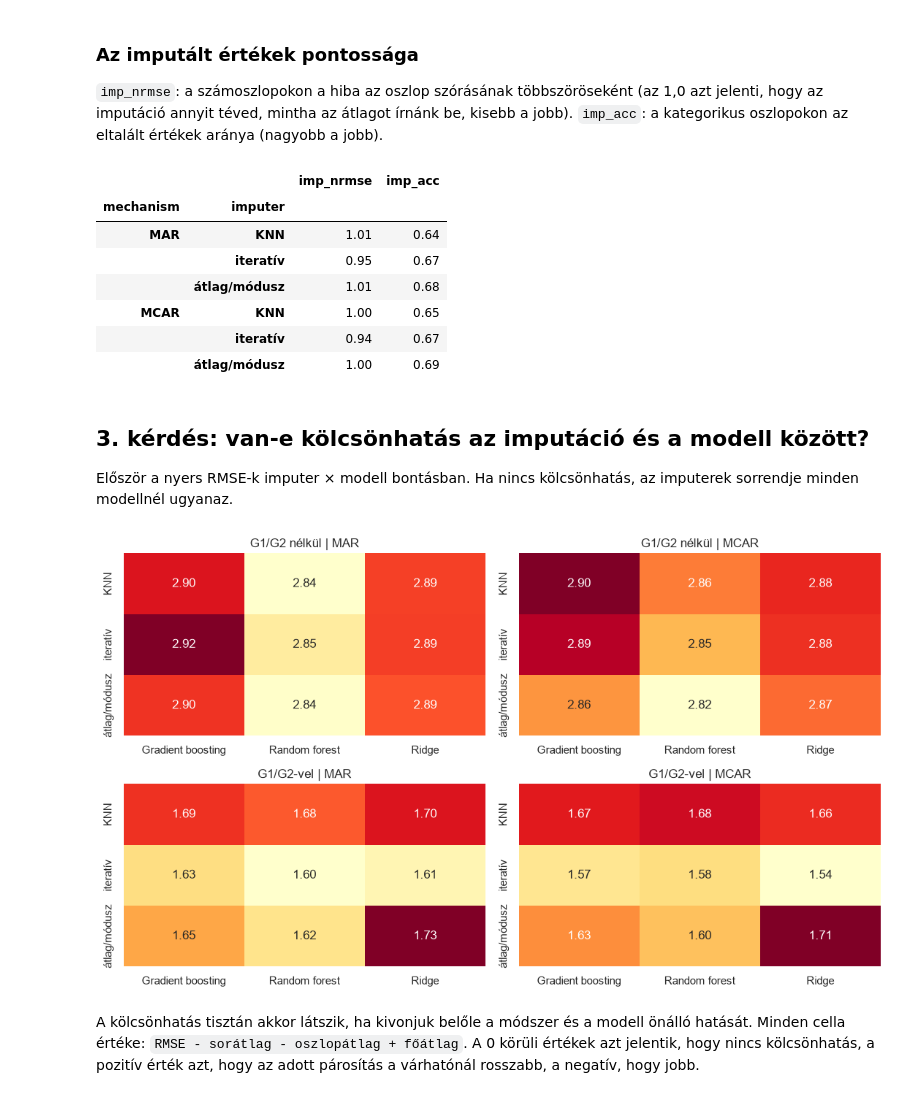
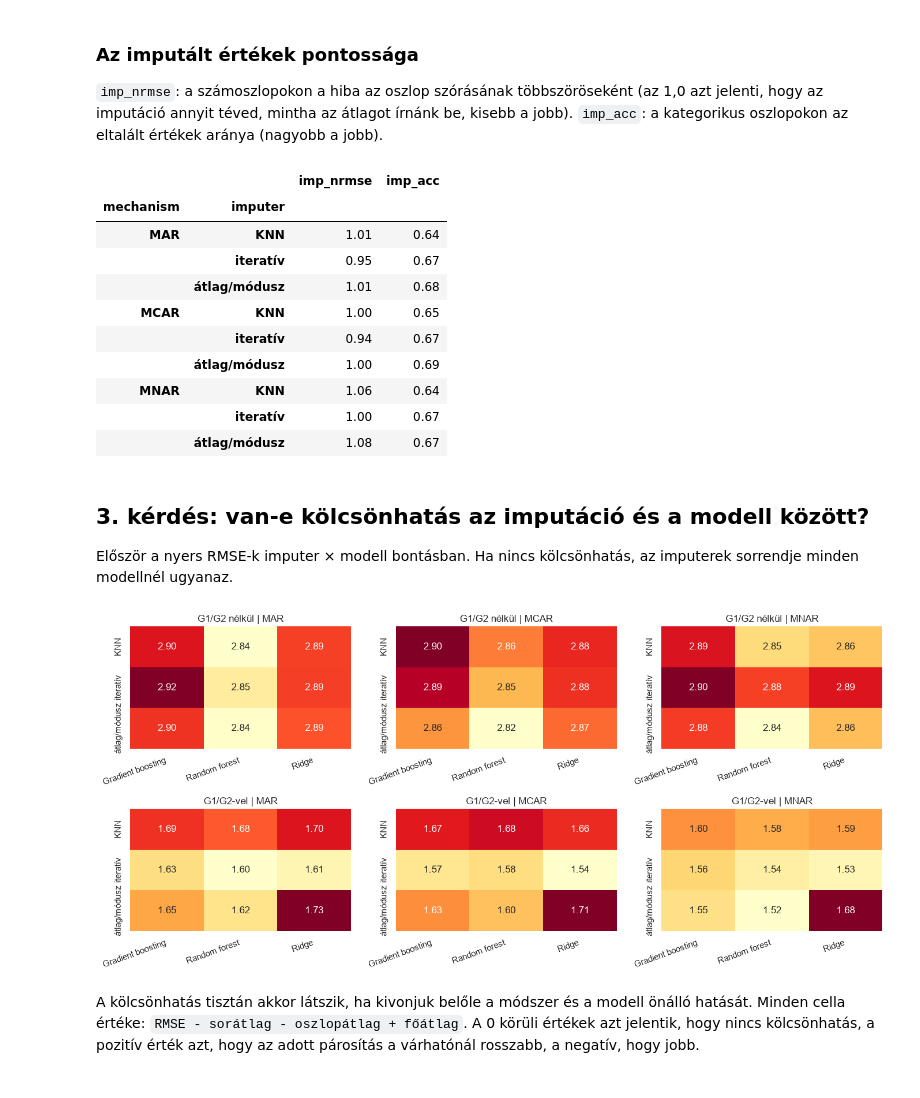
Before and after one commit to veronikavarga128/hianyzo-adatok, a Jupyter notebook: notebooks/02_analysis.ipynb, the cells around one changed output. Drawn from its saved outputs; the diff is of its cells as text; code cells hidden in the pictures.

```diff
--- a/notebooks/02_analysis.ipynb
+++ b/notebooks/02_analysis.ipynb
@@ -14,7 +14,8 @@ r = pd.read_csv("../results/results.csv")
 r["rate_pct"] = (r["rate"] * 100).round().astype(int)
 r["jellemzok"] = r["use_grades"].map({True: "G1/G2-vel", False: "G1/G2 nélkül"})
 r["imputer"] = r["imputer"].replace(
-    {"mean_mode": "átlag/módusz", "knn": "KNN", "iterative": "iteratív", "none": "nincs"}
+    {"mean_mode": "átlag/módusz", "knn": "KNN", "iterative": "iteratív",
+     "listwise": "sortörlés", "none": "nincs"}
 )
 r["model"] = r["model"].replace(
     {"ridge": "Ridge", "random_forest": "Random forest", "gradient_boosting": "Gradient boosting"}
@@ -22,6 +23,8 @@ r["model"] = r["model"].replace(
 
 base = r[r["rate"] == 0]
 miss = r[r["rate"] > 0]
+imput = miss[miss["imputer"] != "sortörlés"]
+lw = miss[miss["imputer"] == "sortörlés"]
 
 print(r.shape, "-", r["seed"].nunique(), "ismétlés")
 # %% [output]
@@ -49,5 +52,5 @@ A 0% az alapeset. A többi pontnál az átlag az összes imputációs módszeren
 # %%
-osszes = pd.concat([base, miss])
+osszes = pd.concat([base, imput])
 
 tab = osszes.pivot_table(
     index=["jellemzok", "model"], columns="rate_pct", values="rmse", aggfunc="mean"
@@ -121,11 +124,12 @@ Az átlagok közti különbségek kicsik, ezért páros összehasonlítást is l
 # %%
-p = miss.pivot_table(
+p = imput.pivot_table(
     index=["jellemzok", "mechanism", "rate", "model", "seed"], columns="imputer", values="rmse"
 )
 
 sorok = []
 for (nev, mech), d in p.groupby(level=["jellemzok", "mechanism"]):
     for modszer in ["iteratív", "KNN"]:
+        # a három modell átlaga minden hiányarány-ismétlés párra
         diff = (d[modszer] - d["átlag/módusz"]).groupby(level=["rate", "seed"]).mean()
         sorok.append({
             "jellemzők": nev,
@@ -150,7 +158,7 @@ pd.DataFrame(sorok)
 
 `imp_nrmse`: a számoszlopokon a hiba az oszlop szórásának többszöröseként (az 1,0 azt jelenti, hogy az imputáció annyit téved, mintha az átlagot írnánk be, kisebb a jobb). `imp_acc`: a kategorikus oszlopokon az eltalált értékek aránya (nagyobb a jobb).
 # %%
-miss.groupby(["mechanism", "imputer"])[["imp_nrmse", "imp_acc"]].mean().round(2)
+imput.groupby(["mechanism", "imputer"])[["imp_nrmse", "imp_acc"]].mean().round(2)
 # %% [output]
 |  |  | imp_nrmse | imp_acc |
 | mechanism | imputer |  |  |
@@ -160,24 +168,28 @@ miss.groupby(["mechanism", "imputer"])[["imp_nrmse", "imp_acc"]].mean().round(2)
 | MCAR | KNN | 1.00 | 0.65 |
 |  | iteratív | 0.94 | 0.67 |
 |  | átlag/módusz | 1.00 | 0.69 |
+| MNAR | KNN | 1.06 | 0.64 |
+|  | iteratív | 1.00 | 0.67 |
+|  | átlag/módusz | 1.08 | 0.67 |
 # %% [markdown]
 ## 3. kérdés: van-e kölcsönhatás az imputáció és a modell között?
 
 Először a nyers RMSE-k imputer × modell bontásban. Ha nincs kölcsönhatás, az imputerek sorrendje minden modellnél ugyanaz.
 # %%
-fig, axes = plt.subplots(2, 2, figsize=(11, 6.5))
-for i, (nev, d1) in enumerate(miss.groupby("jellemzok")):
+fig, axes = plt.subplots(2, 3, figsize=(14, 6.5))
+for i, (nev, d1) in enumerate(imput.groupby("jellemzok")):
     for j, (mech, d2) in enumerate(d1.groupby("mechanism")):
         x = d2.pivot_table(index="imputer", columns="model", values="rmse")
         sns.heatmap(x, annot=True, fmt=".2f", cmap="YlOrRd", cbar=False, ax=axes[i, j])
         axes[i, j].set_title(f"{nev} | {mech}")
         axes[i, j].set_xlabel("")
+        plt.setp(axes[i, j].get_xticklabels(), rotation=20, ha="right")
         axes[i, j].set_ylabel("")
 plt.tight_layout()
 plt.savefig("../results/q3_hotermap_rmse.png", dpi=150, bbox_inches="tight")
 plt.show()
 # %% [output]
-[figure, old version]
+[figure, new version]
 # %% [markdown]
 A kölcsönhatás tisztán akkor látszik, ha kivonjuk belőle a módszer és a modell önálló hatását. Minden cella értéke: `RMSE - sorátlag - oszlopátlag + főátlag`. A 0 körüli értékek azt jelentik, hogy nincs kölcsönhatás, a pozitív érték azt, hogy az adott párosítás a várhatónál rosszabb, a negatív, hogy jobb.
 # %%
```
Also changed, not shown: parts of 16 cells of this notebook, 5 other files.
